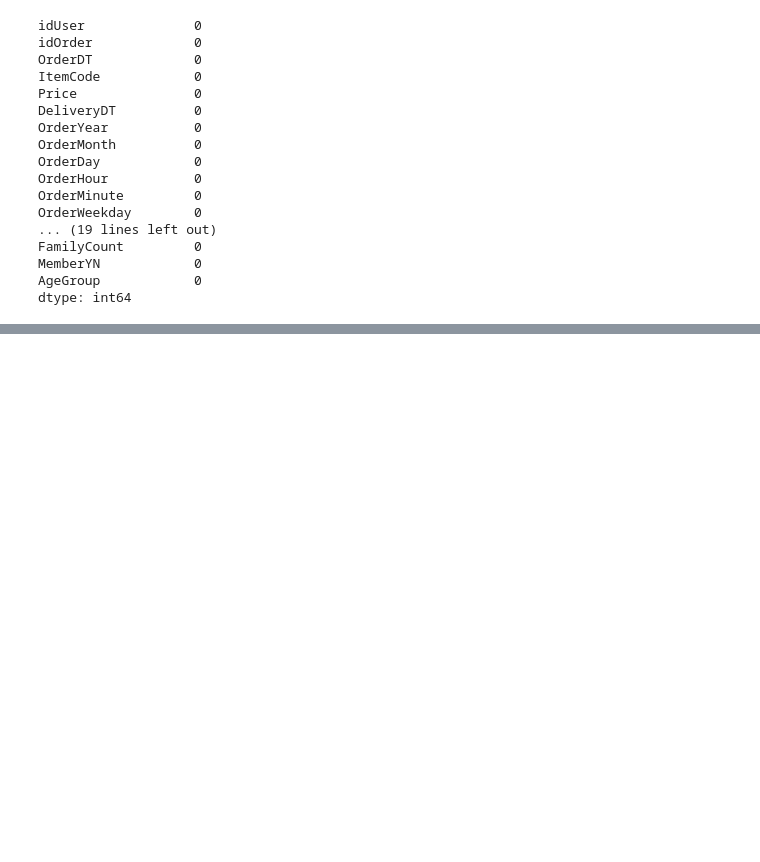
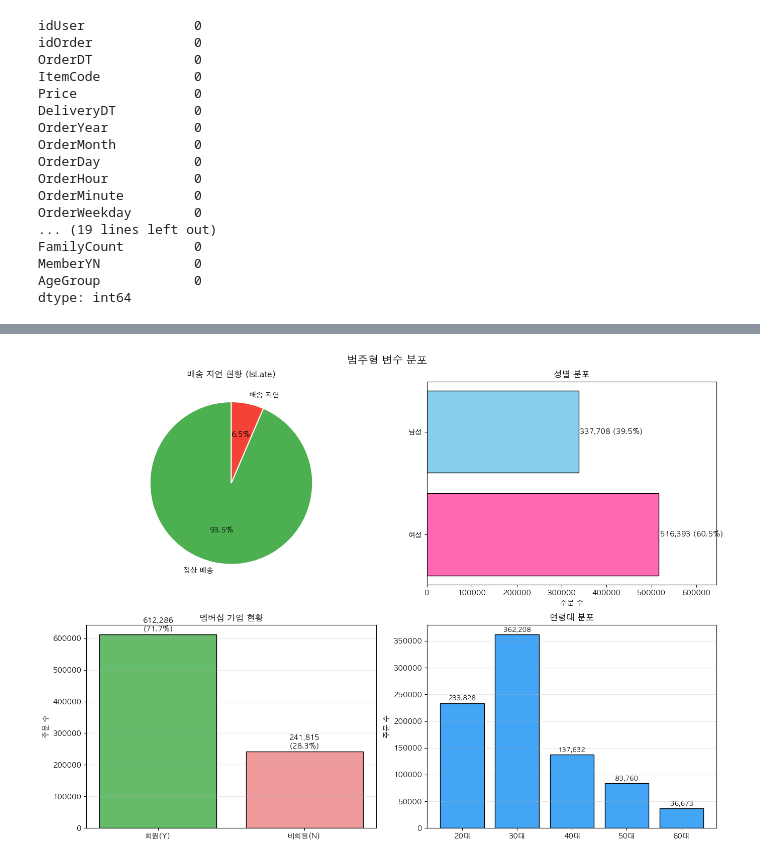
Before and after one commit to wjdwhddls/Bigdata, a Jupyter notebook: 최종데이터 정제.ipynb, the cells around one changed output, grey strips where cells are left out. Cells and saved outputs as stored; diff of their text form; code cells hidden in the pictures; blank space fills up the shorter version.

```diff
--- a/최종데이터 정제.ipynb
+++ b/최종데이터 정제.ipynb
@@ -91,0 +302,83 @@ dtype: int64
+# %%
+# 2. 범주형 변수 분석
+print("\n" + "=" * 50)
+print("📌 범주형 변수 분석")
+print("=" * 50)
+
+# 배송 지연 분포
+print("\n✓ 배송 지연 현황:")
+print(df['IsLate'].value_counts())
+print(f"\n지연율: {df['IsLate'].value_counts(normalize=True)}")
+
+# 성별 분포
+print("\n✓ 성별 분포:")
+print(df['Gender'].value_counts())
+
+# 멤버십 분포
+print("\n✓ 멤버십 가입 현황:")
+print(df['MemberYN'].value_counts())
+
+# 연령대 분포
+print("\n✓ 연령대 분포:")
+print(df['AgeGroup'].value_counts().sort_index())
+
+# --- 시각화 ---
+fig, axes = plt.subplots(2, 2, figsize=(14, 10))
+fig.suptitle('범주형 변수 분포', fontsize=15, fontweight='bold')
+
+# (0,0) 배송 지연 파이 차트
+islate_counts = df['IsLate'].value_counts()
+axes[0, 0].pie(
+    islate_counts.values,
+    labels=['정상 배송', '배송 지연'],
+    autopct='%1.1f%%',
+    colors=['#4CAF50', '#F44336'],
+    startangle=90,
+    wedgeprops={'edgecolor': 'white', 'linewidth': 1.5}
+)
+axes[0, 0].set_title('배송 지연 현황 (IsLate)', fontsize=12, fontweight='bold')
+
+# (0,1) 성별 분포 수평 막대
+gender_counts = df['Gender'].value_counts()
+bars = axes[0, 1].barh(gender_counts.index, gender_counts.values,
+                        color=['#FF69B4', '#87CEEB'], edgecolor='black')
+axes[0, 1].set_title('성별 분포', fontsize=12, fontweight='bold')
+axes[0, 1].set_xlabel('주문 수')
+for bar, val in zip(bars, gender_counts.values):
+    pct = val / gender_counts.sum() * 100
+    axes[0, 1].text(bar.get_width() + 3000, bar.get_y() + bar.get_height() / 2,
+                    f'{val:,} ({pct:.1f}%)', va='center', fontsize=10)
+axes[0, 1].set_xlim(0, gender_counts.max() * 1.25)
+
+# (1,0) 멤버십 막대 차트
+member_counts = df['MemberYN'].value_counts()
+member_labels = ['회원(Y)', '비회원(N)']
+bars2 = axes[1, 0].bar(range(len(member_counts)), member_counts.values,
+                        color=['#66BB6A', '#EF9A9A'], edgecolor='black')
+axes[1, 0].set_xticks(range(len(member_counts)))
+axes[1, 0].set_xticklabels(member_labels)
+axes[1, 0].set_title('멤버십 가입 현황', fontsize=12, fontweight='bold')
+axes[1, 0].set_ylabel('주문 수')
+for bar, val in zip(bars2, member_counts.values):
+    pct = val / member_counts.sum() * 100
+    axes[1, 0].text(bar.get_x() + bar.get_width() / 2, bar.get_height() + 5000,
+                    f'{val:,}\n({pct:.1f}%)', ha='center', va='bottom', fontsize=10)
+axes[1, 0].grid(axis='y', alpha=0.3)
+
+# (1,1) 연령대 분포 막대 차트
+agegroup_counts = df['AgeGroup'].value_counts().sort_index()
+age_labels = [f'{age}대' for age in agegroup_counts.index]
+bars3 = axes[1, 1].bar(range(len(agegroup_counts)), agegroup_counts.values,
+                        color='#42A5F5', edgecolor='black')
+axes[1, 1].set_xticks(range(len(agegroup_counts)))
+axes[1, 1].set_xticklabels(age_labels)
+axes[1, 1].set_title('연령대 분포', fontsize=12, fontweight='bold')
+axes[1, 1].set_ylabel('주문 수')
+for bar, val in zip(bars3, agegroup_counts.values):
+    axes[1, 1].text(bar.get_x() + bar.get_width() / 2, bar.get_height() + 3000,
+                    f'{val:,}', ha='center', va='bottom', fontsize=9)
+axes[1, 1].grid(axis='y', alpha=0.3)
+
+plt.tight_layout()
+plt.show()
+# %% [output]
@@ -91,0 +402 @@ dtype: int64
+[figure, added]
```
Also changed, not shown: parts of 26 cells of this notebook, 1 other file.
